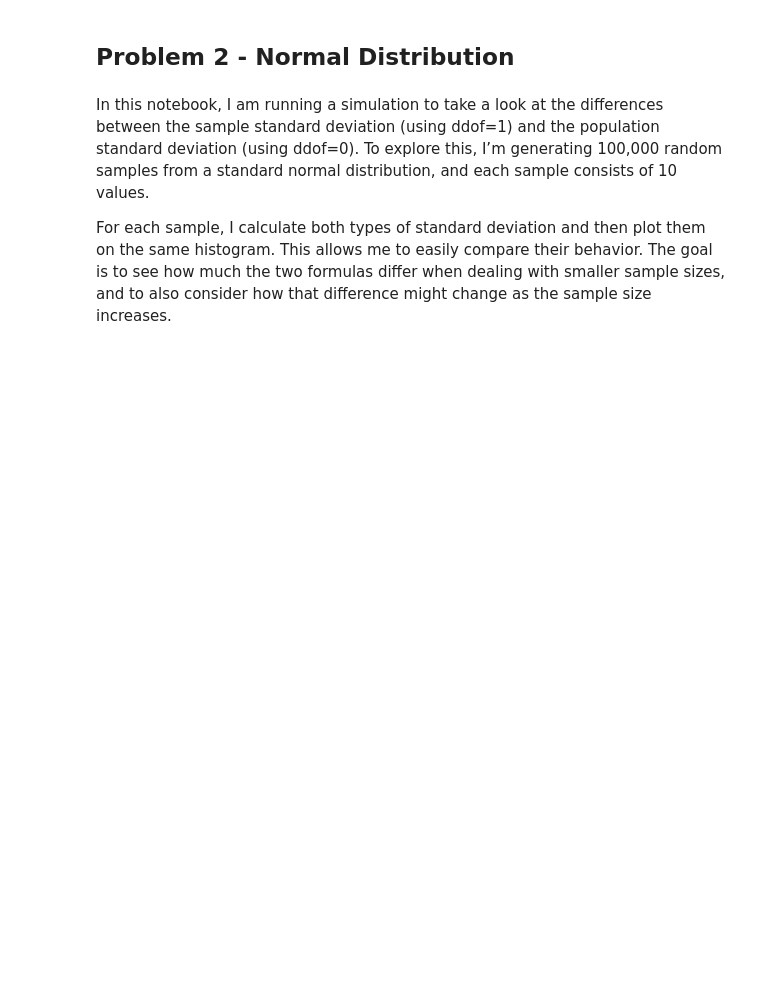
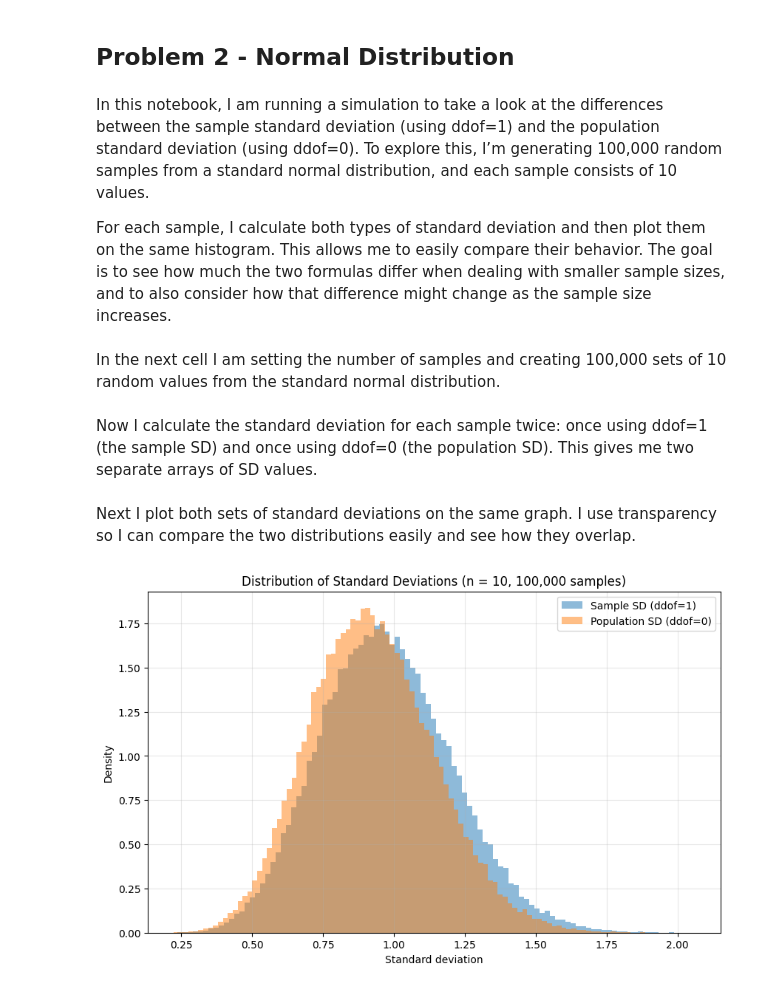
Before and after one commit to coughlo93/applied_statistics_assessment, a Jupyter notebook: problems.ipynb, the cells around one changed output. Cells and saved outputs as stored; diff of their text form; code cells hidden in the pictures; blank space fills up the shorter version.

Commit message:
import libraries, created sample sets, calculated standard deviation and plotted histogram for problem 2 Normal Distribution

```diff
--- a/problems.ipynb
+++ b/problems.ipynb
@@ -72,3 +72,49 @@ For each sample, I calculate both types of standard deviation and then plot them
 
 import numpy as np
 import matplotlib.pyplot as plt
+# %% [markdown]
+In the next cell I am setting the number of samples and creating 100,000 sets of 10 random values from the standard normal distribution.
+# %%
+# Parameters
+n_samples = 100_000   # number of samples
+sample_size = 10      # size of each sample
+
+# Generate samples from the standard normal distribution
+# Shape: (100000, 10)
+samples = np.random.randn(n_samples, sample_size)
+# %% [markdown]
+Now I calculate the standard deviation for each sample twice: once using ddof=1 (the sample SD) and once using ddof=0 (the population SD). This gives me two separate arrays of SD values.
+# %%
+# Compute standard deviations:
+# ddof=1 → sample standard deviation
+sd_sample = np.std(samples, axis=1, ddof=1)
+
+# ddof=0 → population standard deviation
+sd_population = np.std(samples, axis=1, ddof=0)
+# %% [markdown]
+Next I plot both sets of standard deviations on the same graph. I use transparency so I can compare the two distributions easily and see how they overlap.
+# %%
+plt.figure(figsize=(10, 6))
+
+# Plot histograms with transparency
+plt.hist(sd_sample,
+         bins=100,
+         alpha=0.5,
+         density=True,
+         label="Sample SD (ddof=1)")
+
+plt.hist(sd_population,
+         bins=100,
+         alpha=0.5,
+         density=True,
+         label="Population SD (ddof=0)")
+
+plt.title("Distribution of Standard Deviations (n = 10, 100,000 samples)")
+plt.xlabel("Standard deviation")
+plt.ylabel("Density")
+plt.legend()
+plt.grid(True, alpha=0.3)
+
+plt.show()
+# %% [output]
+[figure, added]
```
Also changed, not shown: parts of 1 cell of this notebook.
